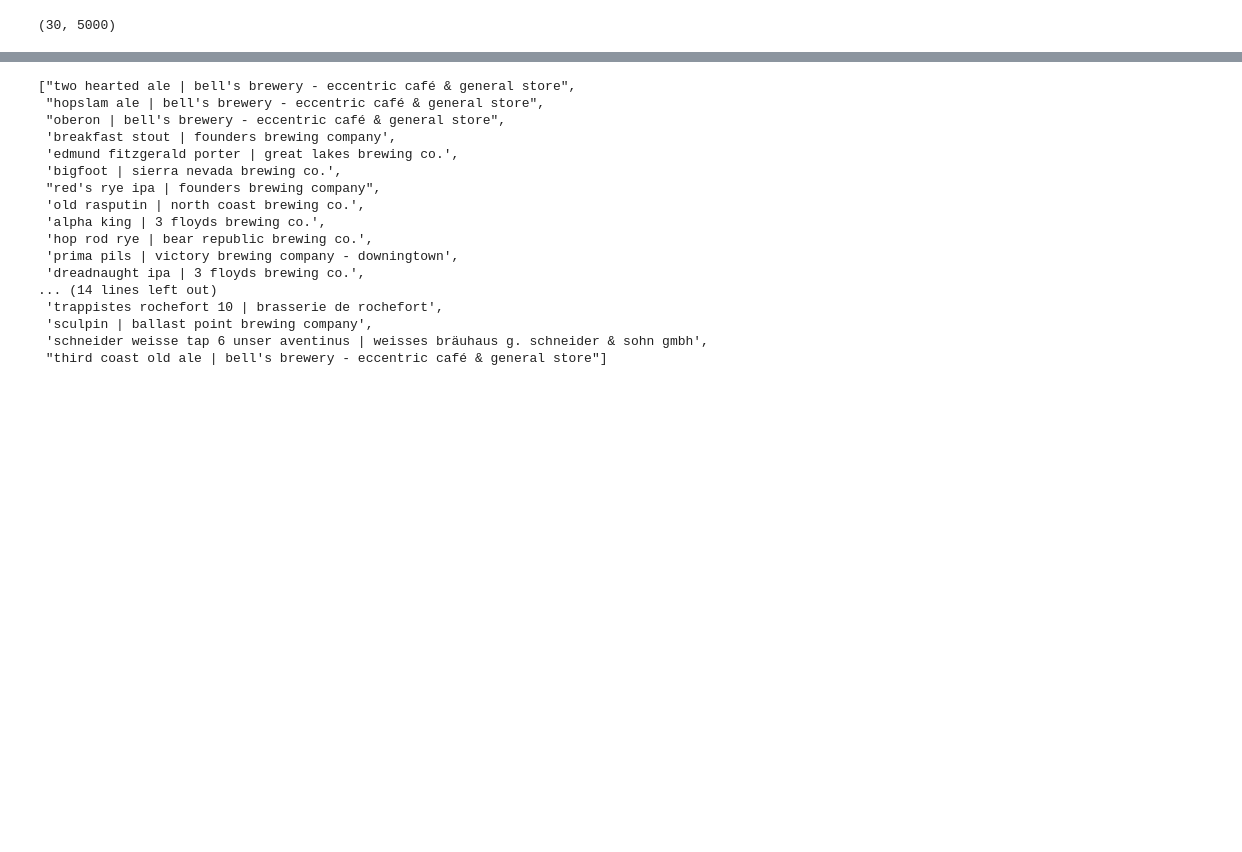
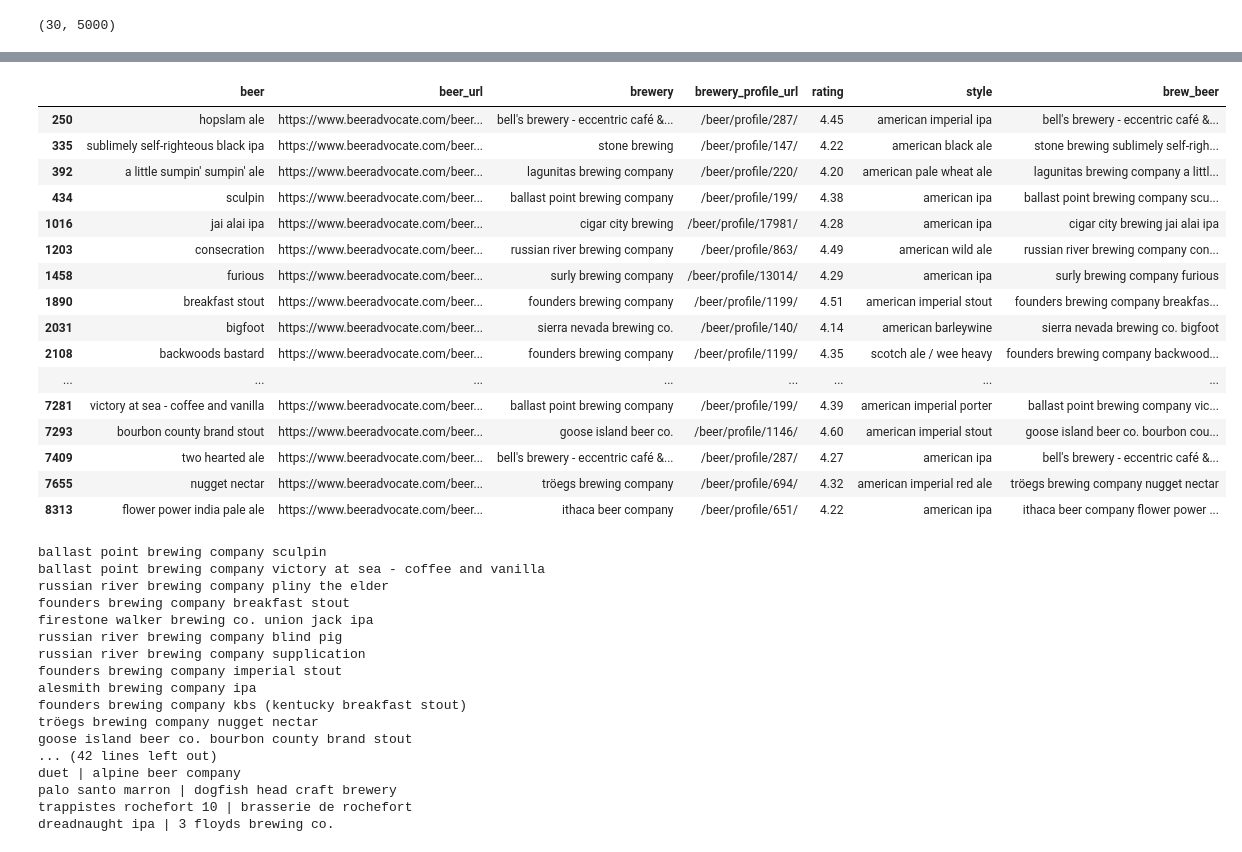
Before and after one commit to adiguzelomer/craft_beer_ratings, a Jupyter notebook: notebooks/7-brett-visualizations.ipynb, the cells around one changed output, grey strips where cells are left out. Cells and saved outputs as stored; diff of their text form; code cells hidden in the pictures; blank space fills up the shorter version.

```diff
--- a/notebooks/7-brett-visualizations.ipynb
+++ b/notebooks/7-brett-visualizations.ipynb
@@ -155,26 +182,48 @@ bell's brewery - eccentric café & general store third coast old ale
 True
+# %%
+subset
+# %% [output]
+|  | beer | beer_url | brewery | brewery_profile_url | rating | style | brew_beer |
+| 250 | hopslam ale | https://www.beeradvocate.com/beer... | bell's brewery - eccentric café &... | /beer/profile/287/ | 4.45 | american imperial ipa | bell's brewery - eccentric café &... |
+| 335 | sublimely self-righteous black ipa | https://www.beeradvocate.com/beer... | stone brewing | /beer/profile/147/ | 4.22 | american black ale | stone brewing sublimely self-righ... |
+| 392 | a little sumpin' sumpin' ale | https://www.beeradvocate.com/beer... | lagunitas brewing company | /beer/profile/220/ | 4.20 | american pale wheat ale | lagunitas brewing company a littl... |
+| 434 | sculpin | https://www.beeradvocate.com/beer... | ballast point brewing company | /beer/profile/199/ | 4.38 | american ipa | ballast point brewing company scu... |
+| 1016 | jai alai ipa | https://www.beeradvocate.com/beer... | cigar city brewing | /beer/profile/17981/ | 4.28 | american ipa | cigar city brewing jai alai ipa |
+| 1203 | consecration | https://www.beeradvocate.com/beer... | russian river brewing company | /beer/profile/863/ | 4.49 | american wild ale | russian river brewing company con... |
+| 1458 | furious | https://www.beeradvocate.com/beer... | surly brewing company | /beer/profile/13014/ | 4.29 | american ipa | surly brewing company furious |
+| 1890 | breakfast stout | https://www.beeradvocate.com/beer... | founders brewing company | /beer/profile/1199/ | 4.51 | american imperial stout | founders brewing company breakfas... |
+| 2031 | bigfoot | https://www.beeradvocate.com/beer... | sierra nevada brewing co. | /beer/profile/140/ | 4.14 | american barleywine | sierra nevada brewing co. bigfoot |
+| 2108 | backwoods bastard | https://www.beeradvocate.com/beer... | founders brewing company | /beer/profile/1199/ | 4.35 | scotch ale / wee heavy | founders brewing company backwood... |
+| ... | ... | ... | ... | ... | ... | ... | ... |
+| 7281 | victory at sea - coffee and vanilla | https://www.beeradvocate.com/beer... | ballast point brewing company | /beer/profile/199/ | 4.39 | american imperial porter | ballast point brewing company vic... |
+| 7293 | bourbon county brand stout | https://www.beeradvocate.com/beer... | goose island beer co. | /beer/profile/1146/ | 4.60 | american imperial stout | goose island beer co. bourbon cou... |
+| 7409 | two hearted ale | https://www.beeradvocate.com/beer... | bell's brewery - eccentric café &... | /beer/profile/287/ | 4.27 | american ipa | bell's brewery - eccentric café &... |
+| 7655 | nugget nectar | https://www.beeradvocate.com/beer... | tröegs brewing company | /beer/profile/694/ | 4.32 | american imperial red ale | tröegs brewing company nugget nectar |
+| 8313 | flower power india pale ale | https://www.beeradvocate.com/beer... | ithaca beer company | /beer/profile/651/ | 4.22 | american ipa | ithaca beer company flower power ... |
 # %%
-
 labels = []
 for beer in collab.predict(beer_to_check, 30):
-    if beer != 'live oak brewing company roggenbier':
-        labels.append((subset[subset['brew_beer']==beer]['beer'].values[0] + ' | ' + subset[subset['brew_beer']==beer]['brewery'].values)[0])
-labels
+    if beer in subset['brew_beer'].values:
+        print(beer)
+        labels.append(
+            subset[subset['brew_beer']==beer]['beer'].values[0] + ' | ' + subset[subset['brew_beer']==beer]['brewery'].values[0])
+for label in labels:
+    print(label)
 # %% [output]
-["two hearted ale | bell's brewery - eccentric café & general store",
- "hopslam ale | bell's brewery - eccentric café & general store",
- "oberon | bell's brewery - eccentric café & general store",
- 'breakfast stout | founders brewing company',
- 'edmund fitzgerald porter | great lakes brewing co.',
- 'bigfoot | sierra nevada brewing co.',
- "red's rye ipa | founders brewing company",
- 'old rasputin | north coast brewing co.',
- 'alpha king | 3 floyds brewing co.',
- 'hop rod rye | bear republic brewing co.',
- 'prima pils | victory brewing company - downingtown',
- 'dreadnaught ipa | 3 floyds brewing co.',
-... (14 lines left out)
- 'trappistes rochefort 10 | brasserie de rochefort',
- 'sculpin | ballast point brewing company',
- 'schneider weisse tap 6 unser aventinus | weisses bräuhaus g. schneider & sohn gmbh',
- "third coast old ale | bell's brewery - eccentric café & general store"]
+ballast point brewing company sculpin
+ballast point brewing company victory at sea - coffee and vanilla
+russian river brewing company pliny the elder
+founders brewing company breakfast stout
+firestone walker brewing co. union jack ipa
+russian river brewing company blind pig
+russian river brewing company supplication
+founders brewing company imperial stout
+alesmith brewing company ipa
+founders brewing company kbs (kentucky breakfast stout)
+tröegs brewing company nugget nectar
+goose island beer co. bourbon county brand stout
+... (42 lines left out)
+duet | alpine beer company
+palo santo marron | dogfish head craft brewery
+trappistes rochefort 10 | brasserie de rochefort
+dreadnaught ipa | 3 floyds brewing co.
```
Also changed, not shown: parts of 17 cells of this notebook.
